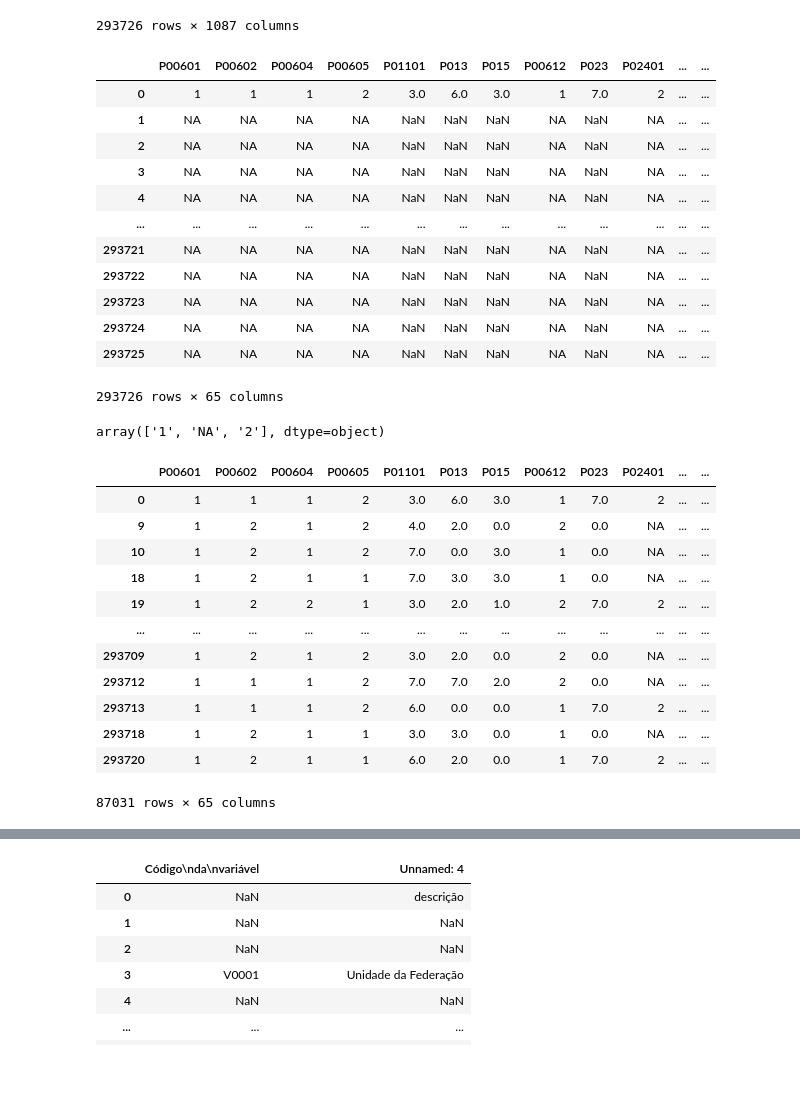
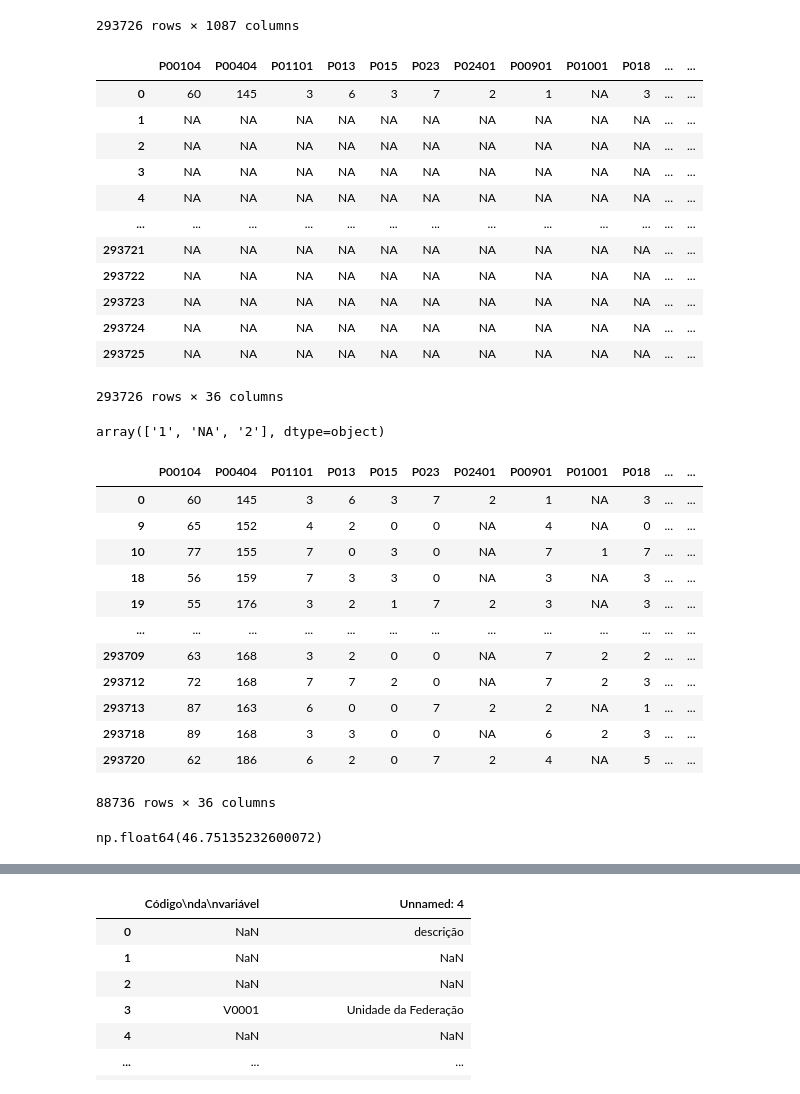
Before and after one commit to Ettorew/DataMining, a Jupyter notebook: Codigos/novas_bases.ipynb, the cells around one changed output, grey strips where cells are left out. Drawn from its saved outputs; the diff is of its cells as text; code cells hidden in the pictures.

```diff
--- a/Codigos/novas_bases.ipynb
+++ b/Codigos/novas_bases.ipynb
@@ -19,16 +19,14 @@ df
 293726 rows × 1087 columns
 # %%
 colunas_interesse = [
-    "P00601", "P00602", "P00604", "P00605", "P01101", "P013", "P015",
-    "P00612", "P023", "P02401", "P00613", "P00603", "P00607", "P00608",
-    "P00609", "P00610", "P00611", "P00901", "P01001", "P018", "P019",
-    "P00614", "P00615", "P00616", "P00617", "P00618", "P00619", "P00620",
-    "P00621", "P00622", "P00623", "P02001", "P02002", "P02101", "P02102",
-    "P02501", "P02602", "P027", "P029", "P03301", "P03302", "P03303",
-    "P034", "P035", "P036", "P03701", "P03702", "Q00201", "Q06306",
-    "Q06307", "Q06308", "Q06309", "Q06310", "Q06311", "Q028", "Q067",
-    "Q00401", "Q00502", "Q00503", "Q00601", "Q00602",
-    "V0001", "V0031", "Q003", "Q064"
+    "P00104", "P00404", "P01101", "P013", "P015",
+    "P023", "P02401", "P00901", "P01001", "P018", "P019",
+    "P02001", "P02002", "P03701", "P03702",
+    "P02501", "P02602", "P027", "P029",
+    "P034", "P035", "P050", "M00510", "Q00201", "Q06306",
+    "Q06307", "Q06308", "Q06309", "Q06310", "Q06311",
+    "00301", "Q060", "Q124", "N001", "N010", "N011",
+    "C008", "C006"
 ]
 
 # Garantir que só pegamos colunas que existem no dataset
@@ -39,49 +37,49 @@ df_filtrado = df[colunas_existentes]
 
 df_filtrado
 # %% [output]
-|  | P00601 | P00602 | P00604 | P00605 | P01101 | P013 | P015 | P00612 | P023 | P02401 | ... | ... |
-| 0 | 1 | 1 | 1 | 2 | 3.0 | 6.0 | 3.0 | 1 | 7.0 | 2 | ... | ... |
-| 1 | NA | NA | NA | NA | NaN | NaN | NaN | NA | NaN | NA | ... | ... |
-| 2 | NA | NA | NA | NA | NaN | NaN | NaN | NA | NaN | NA | ... | ... |
-| 3 | NA | NA | NA | NA | NaN | NaN | NaN | NA | NaN | NA | ... | ... |
-| 4 | NA | NA | NA | NA | NaN | NaN | NaN | NA | NaN | NA | ... | ... |
+|  | P00104 | P00404 | P01101 | P013 | P015 | P023 | P02401 | P00901 | P01001 | P018 | ... | ... |
+| 0 | 60 | 145 | 3 | 6 | 3 | 7 | 2 | 1 | NA | 3 | ... | ... |
+| 1 | NA | NA | NA | NA | NA | NA | NA | NA | NA | NA | ... | ... |
+| 2 | NA | NA | NA | NA | NA | NA | NA | NA | NA | NA | ... | ... |
+| 3 | NA | NA | NA | NA | NA | NA | NA | NA | NA | NA | ... | ... |
+| 4 | NA | NA | NA | NA | NA | NA | NA | NA | NA | NA | ... | ... |
 | ... | ... | ... | ... | ... | ... | ... | ... | ... | ... | ... | ... | ... |
-| 293721 | NA | NA | NA | NA | NaN | NaN | NaN | NA | NaN | NA | ... | ... |
-| 293722 | NA | NA | NA | NA | NaN | NaN | NaN | NA | NaN | NA | ... | ... |
-| 293723 | NA | NA | NA | NA | NaN | NaN | NaN | NA | NaN | NA | ... | ... |
-| 293724 | NA | NA | NA | NA | NaN | NaN | NaN | NA | NaN | NA | ... | ... |
-| 293725 | NA | NA | NA | NA | NaN | NaN | NaN | NA | NaN | NA | ... | ... |
+| 293721 | NA | NA | NA | NA | NA | NA | NA | NA | NA | NA | ... | ... |
+| 293722 | NA | NA | NA | NA | NA | NA | NA | NA | NA | NA | ... | ... |
+| 293723 | NA | NA | NA | NA | NA | NA | NA | NA | NA | NA | ... | ... |
+| 293724 | NA | NA | NA | NA | NA | NA | NA | NA | NA | NA | ... | ... |
+| 293725 | NA | NA | NA | NA | NA | NA | NA | NA | NA | NA | ... | ... |
-293726 rows × 65 columns
+293726 rows × 36 columns
 # %%
 df_filtrado['Q00201'].unique()
 # %% [output]
 array(['1', 'NA', '2'], dtype=object)
 # %%
-# Lista de doenças
-doencas = ['Q00201', 'Q06306']
-
-# Filtrar linhas
 df_filtrado2 = df_filtrado[
-    (df_filtrado[doencas].eq('2').all(axis=1))  # todas as doenças = "Não"
+    (df_filtrado['Q00201'] == '2')  # hipertensao = "Não"
     |
     (df_filtrado['Q00201'] == '1')              # ou hipertensão = "Sim"
 ]
 
 df_filtrado2
 # %% [output]
-|  | P00601 | P00602 | P00604 | P00605 | P01101 | P013 | P015 | P00612 | P023 | P02401 | ... | ... |
-| 0 | 1 | 1 | 1 | 2 | 3.0 | 6.0 | 3.0 | 1 | 7.0 | 2 | ... | ... |
-| 9 | 1 | 2 | 1 | 2 | 4.0 | 2.0 | 0.0 | 2 | 0.0 | NA | ... | ... |
-| 10 | 1 | 2 | 1 | 2 | 7.0 | 0.0 | 3.0 | 1 | 0.0 | NA | ... | ... |
-| 18 | 1 | 2 | 1 | 1 | 7.0 | 3.0 | 3.0 | 1 | 0.0 | NA | ... | ... |
-| 19 | 1 | 2 | 2 | 1 | 3.0 | 2.0 | 1.0 | 2 | 7.0 | 2 | ... | ... |
+|  | P00104 | P00404 | P01101 | P013 | P015 | P023 | P02401 | P00901 | P01001 | P018 | ... | ... |
+| 0 | 60 | 145 | 3 | 6 | 3 | 7 | 2 | 1 | NA | 3 | ... | ... |
+| 9 | 65 | 152 | 4 | 2 | 0 | 0 | NA | 4 | NA | 0 | ... | ... |
+| 10 | 77 | 155 | 7 | 0 | 3 | 0 | NA | 7 | 1 | 7 | ... | ... |
+| 18 | 56 | 159 | 7 | 3 | 3 | 0 | NA | 3 | NA | 3 | ... | ... |
+| 19 | 55 | 176 | 3 | 2 | 1 | 7 | 2 | 3 | NA | 3 | ... | ... |
 | ... | ... | ... | ... | ... | ... | ... | ... | ... | ... | ... | ... | ... |
-| 293709 | 1 | 2 | 1 | 2 | 3.0 | 2.0 | 0.0 | 2 | 0.0 | NA | ... | ... |
-| 293712 | 1 | 1 | 1 | 2 | 7.0 | 7.0 | 2.0 | 2 | 0.0 | NA | ... | ... |
-| 293713 | 1 | 1 | 1 | 2 | 6.0 | 0.0 | 0.0 | 1 | 7.0 | 2 | ... | ... |
-| 293718 | 1 | 2 | 1 | 1 | 3.0 | 3.0 | 0.0 | 1 | 0.0 | NA | ... | ... |
-| 293720 | 1 | 2 | 1 | 1 | 6.0 | 2.0 | 0.0 | 1 | 7.0 | 2 | ... | ... |
+| 293709 | 63 | 168 | 3 | 2 | 0 | 0 | NA | 7 | 2 | 2 | ... | ... |
+| 293712 | 72 | 168 | 7 | 7 | 2 | 0 | NA | 7 | 2 | 3 | ... | ... |
+| 293713 | 87 | 163 | 6 | 0 | 0 | 7 | 2 | 2 | NA | 1 | ... | ... |
+| 293718 | 89 | 168 | 3 | 3 | 0 | 0 | NA | 6 | 2 | 3 | ... | ... |
+| 293720 | 62 | 186 | 6 | 2 | 0 | 7 | 2 | 4 | NA | 5 | ... | ... |
-87031 rows × 65 columns
+88736 rows × 36 columns
+# %%
+df_filtrado2["C008"].astype(int).mean()
+# %% [output]
+np.float64(46.75135232600072)
 # %%
 df_filtrado2.to_csv("pns_filtrada.csv", index=False, sep=";")
 
```
Also changed, not shown: parts of 1 cell of this notebook, 34 other files.
